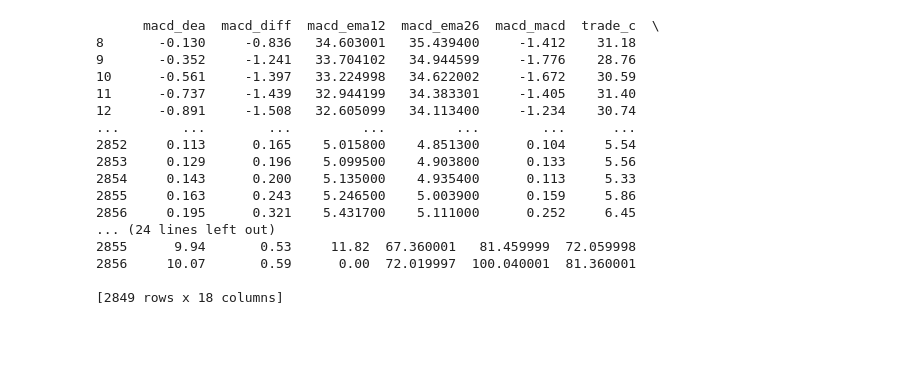
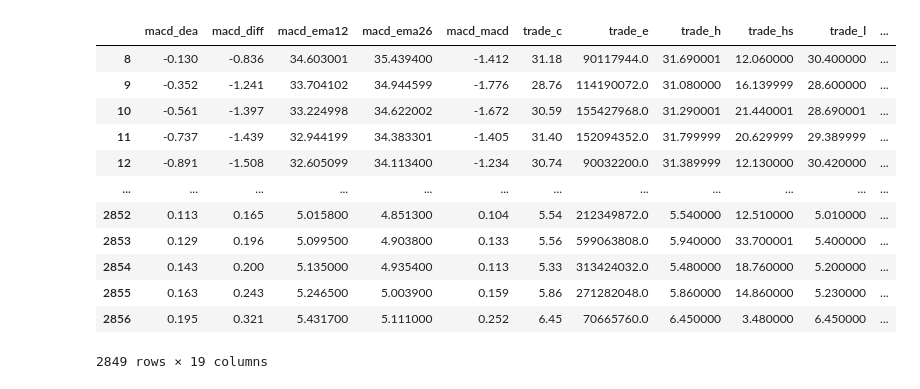
Before and after one commit to dmcgow/certificate, a Jupyter notebook: certificate_CNN.ipynb, the cells around one changed output. Drawn from its saved outputs; the diff is of its cells as text; code cells hidden in the pictures; blank space fills up the shorter version.

```diff
--- a/certificate_CNN.ipynb
+++ b/certificate_CNN.ipynb
@@ -26,40 +20,3 @@ train_rate = 0.99
 table_name = 'certificate'
 column_family = 'feature'
 stock_code = '002316'
-# %%
-connection = happybase.Connection('localhost', 9090, transport='framed', protocol='compact')
-connection.open()
-table = connection.table(table_name)
-rows = table.scan(row_prefix=stock_code.encode('utf-8'))
-df = pd.DataFrame()
-idx = int(0)
-for row in rows:
-    date = row[0].decode('utf-8').split('_')[-1]
-    cells = row[1]
-    for column in cells:
-        df.at[idx, column.decode('utf-8').split(':')[-1]] = np.float32(cells[column].decode('utf-8'))
-    df.at[idx, 'date'] = date
-    idx = idx + 1
-connection.close()
-df.dropna(inplace=True)
-date = df['date']
-df = df.drop(labels='date', axis=1)
-print(df)
-# %% [output]
-      macd_dea  macd_diff  macd_ema12  macd_ema26  macd_macd  trade_c  \
-8       -0.130     -0.836   34.603001   35.439400     -1.412    31.18
-9       -0.352     -1.241   33.704102   34.944599     -1.776    28.76
-10      -0.561     -1.397   33.224998   34.622002     -1.672    30.59
-11      -0.737     -1.439   32.944199   34.383301     -1.405    31.40
-12      -0.891     -1.508   32.605099   34.113400     -1.234    30.74
-...        ...        ...         ...         ...        ...      ...
-2852     0.113      0.165    5.015800    4.851300      0.104     5.54
-2853     0.129      0.196    5.099500    4.903800      0.133     5.56
-2854     0.143      0.200    5.135000    4.935400      0.113     5.33
-2855     0.163      0.243    5.246500    5.003900      0.159     5.86
-2856     0.195      0.321    5.431700    5.111000      0.252     6.45
-... (24 lines left out)
-2855      9.94       0.53     11.82  67.360001   81.459999  72.059998
-2856     10.07       0.59      0.00  72.019997  100.040001  81.360001
-
-[2849 rows x 18 columns]
@@ -66 +65,36 @@ print(df)
+# %%
+# load features from hbase
+connection = happybase.Connection('localhost', 9090, transport='framed', protocol='compact')
+connection.open()
+table = connection.table(table_name)
+rows = table.scan(row_prefix=stock_code.encode('utf-8'))
+df = pd.DataFrame()
+idx = int(0)
+newest_data = '1970-01-01'
+for row in rows:
+    date = row[0].decode('utf-8').split('_')[-1]
+    cells = row[1]
+    for column in cells:
+        df.at[idx, column.decode('utf-8').split(':')[-1]] = np.float32(cells[column].decode('utf-8'))
+    df.at[idx, 'date'] = date
+    newest_data = max(date, newest_data)
+
+    idx = idx + 1
+connection.close()
+df.dropna(inplace=True)
+df
+# %% [output]
+|  | macd_dea | macd_diff | macd_ema12 | macd_ema26 | macd_macd | trade_c | trade_e | trade_h | trade_hs | trade_l | ... |
+| 8 | -0.130 | -0.836 | 34.603001 | 35.439400 | -1.412 | 31.18 | 90117944.0 | 31.690001 | 12.060000 | 30.400000 | ... |
+| 9 | -0.352 | -1.241 | 33.704102 | 34.944599 | -1.776 | 28.76 | 114190072.0 | 31.080000 | 16.139999 | 28.600000 | ... |
+| 10 | -0.561 | -1.397 | 33.224998 | 34.622002 | -1.672 | 30.59 | 155427968.0 | 31.290001 | 21.440001 | 28.690001 | ... |
+| 11 | -0.737 | -1.439 | 32.944199 | 34.383301 | -1.405 | 31.40 | 152094352.0 | 31.799999 | 20.629999 | 29.389999 | ... |
+| 12 | -0.891 | -1.508 | 32.605099 | 34.113400 | -1.234 | 30.74 | 90032200.0 | 31.389999 | 12.130000 | 30.420000 | ... |
+| ... | ... | ... | ... | ... | ... | ... | ... | ... | ... | ... | ... |
+| 2852 | 0.113 | 0.165 | 5.015800 | 4.851300 | 0.104 | 5.54 | 212349872.0 | 5.540000 | 12.510000 | 5.010000 | ... |
+| 2853 | 0.129 | 0.196 | 5.099500 | 4.903800 | 0.133 | 5.56 | 599063808.0 | 5.940000 | 33.700001 | 5.400000 | ... |
+| 2854 | 0.143 | 0.200 | 5.135000 | 4.935400 | 0.113 | 5.33 | 313424032.0 | 5.480000 | 18.760000 | 5.200000 | ... |
+| 2855 | 0.163 | 0.243 | 5.246500 | 5.003900 | 0.159 | 5.86 | 271282048.0 | 5.860000 | 14.860000 | 5.230000 | ... |
+| 2856 | 0.195 | 0.321 | 5.431700 | 5.111000 | 0.252 | 6.45 | 70665760.0 | 6.450000 | 3.480000 | 6.450000 | ... |
+2849 rows × 19 columns
 # %%
```
Also changed, not shown: parts of 18 cells of this notebook, 1 other file.
